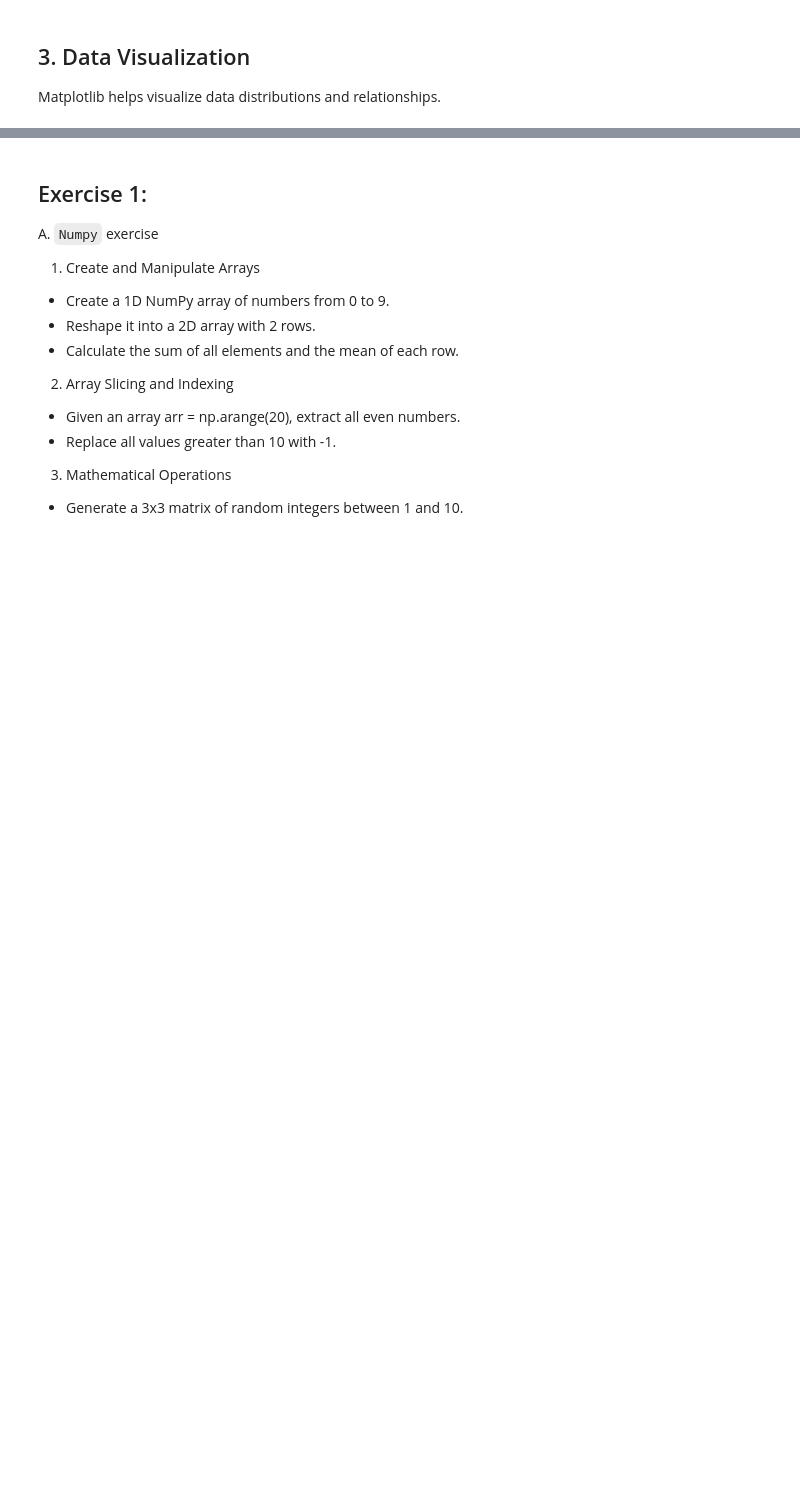
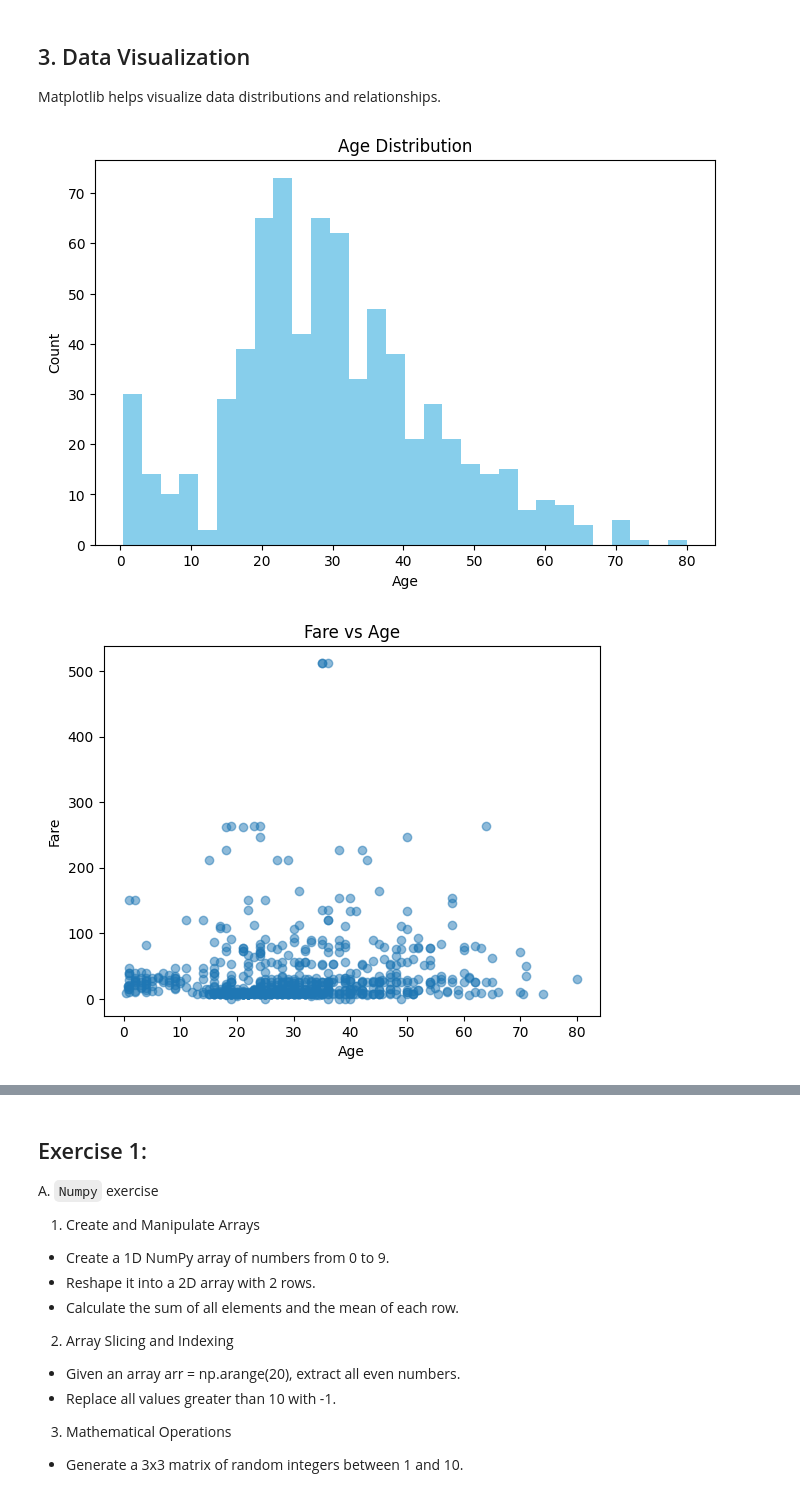
Before and after one commit to anhhong225/NDIVIA-workshop, a Jupyter notebook: Phase1/lab1.ipynb, the cells around one changed output, grey strips where cells are left out. Saved outputs shown, nothing was run; the diff lists cells and outputs as text; code cells hidden in the pictures; blank space fills up the shorter version.

```diff
--- a/Phase1/lab1.ipynb
+++ b/Phase1/lab1.ipynb
@@ -52,16 +134,21 @@ Matplotlib helps visualize data distributions and relationships.
 # %%
 import matplotlib.pyplot as plt
 
 # Histogram of passenger age
-plt.hist(titanic['age'].dropna(), bins=20, color='skyblue')
+fig = plt.figure(figsize=(8,5))
+plt.hist(titanic['age'].dropna(), bins=30, color='skyblue')
 plt.title('Age Distribution')
 plt.xlabel('Age')
 plt.ylabel('Count')
+fig.savefig("outputs/hist.png")
 plt.show()
 
 # Exercise: Create a scatter plot of 'fare' vs 'age'.
 plt.scatter(titanic['age'], titanic['fare'], alpha=0.5)
 plt.xlabel('Age')
 plt.ylabel('Fare')
 plt.title('Fare vs Age')
 plt.show()
+# %% [output]
+[figure, added]
+[figure, added]
```
Also changed, not shown: parts of 18 cells of this notebook, 2 other files.
